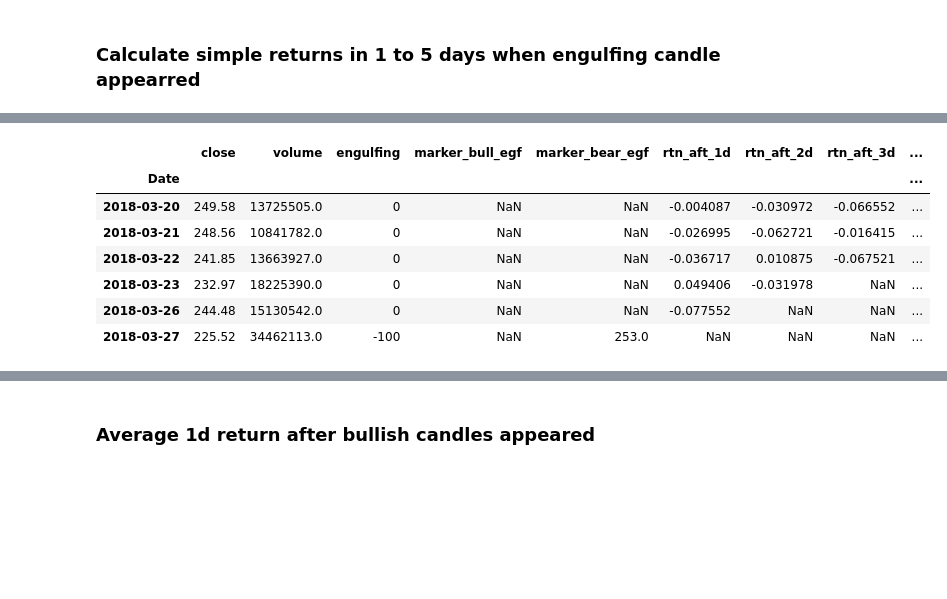
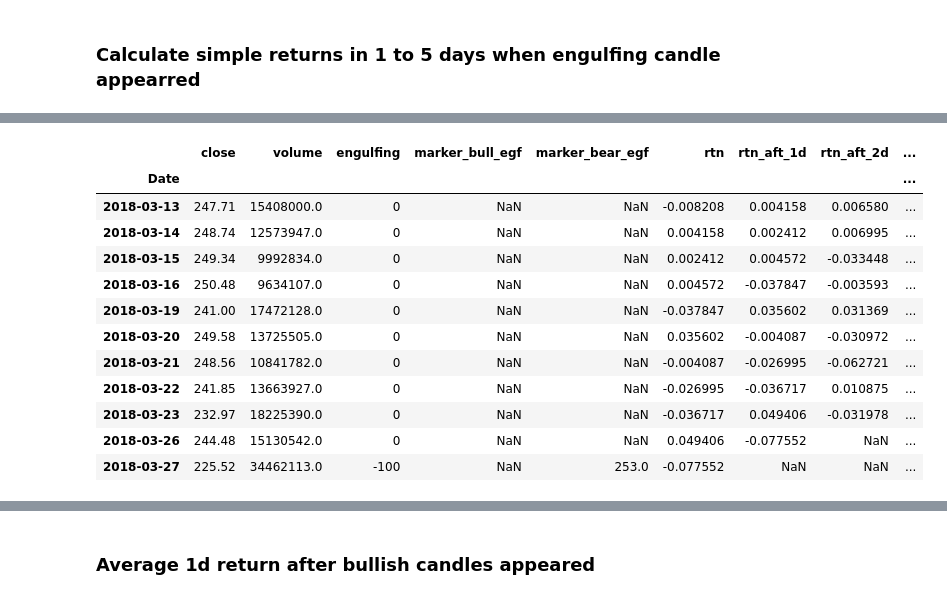
Before and after one commit to CodingIsEnjoyable/CandlestickStudy, a Jupyter notebook: CandlestickStudy.ipynb, the cells around one changed output, grey strips where cells are left out. Saved outputs shown, nothing was run; the diff lists cells and outputs as text; code cells hidden in the pictures; blank space fills up the shorter version.

Commit message:
Automated creating returns columns and storing the statistics in dataframes

```diff
--- a/CandlestickStudy.ipynb
+++ b/CandlestickStudy.ipynb
@@ -205,10 +204,10 @@ egf.tail(3)
 | 2018-03-27 | 225.52 | 34462113.0 | -100 | NaN | 253.0 |
 # %% [markdown]
 ### Calculate simple returns in 1 to 5 days when engulfing candle appearred
-# %%
-egf['rtn_aft_1d'] = egf['close'].shift(-1) / egf['close'] - 1
-egf['rtn_aft_2d'] = egf['close'].shift(-2) / egf['close'] - 1
-egf['rtn_aft_3d'] = egf['close'].shift(-3) / egf['close'] - 1
-egf['rtn_aft_4d'] = egf['close'].shift(-4) / egf['close'] - 1
-egf['rtn_aft_5d'] = egf['close'].shift(-5) / egf['close'] - 1
+# %%
+egf['rtn'] = egf['close'] / egf['close'].shift(1) - 1
+# %%
+for i in range(1,6):
+    col_name = str('rtn_aft_{}d'.format(i))
+    egf[col_name] = egf['close'].shift(-i) / egf['close'] - 1
 # %%
@@ -225,11 +229,16 @@ egf.head(6)
 # %%
-egf.tail(6)
+egf.tail(11)
 # %% [output]
-|  | close | volume | engulfing | marker_bull_egf | marker_bear_egf | rtn_aft_1d | rtn_aft_2d | rtn_aft_3d | ... |
+|  | close | volume | engulfing | marker_bull_egf | marker_bear_egf | rtn | rtn_aft_1d | rtn_aft_2d | ... |
 | Date |  |  |  |  |  |  |  |  | ... |
-| 2018-03-20 | 249.58 | 13725505.0 | 0 | NaN | NaN | -0.004087 | -0.030972 | -0.066552 | ... |
-| 2018-03-21 | 248.56 | 10841782.0 | 0 | NaN | NaN | -0.026995 | -0.062721 | -0.016415 | ... |
-| 2018-03-22 | 241.85 | 13663927.0 | 0 | NaN | NaN | -0.036717 | 0.010875 | -0.067521 | ... |
-| 2018-03-23 | 232.97 | 18225390.0 | 0 | NaN | NaN | 0.049406 | -0.031978 | NaN | ... |
-| 2018-03-26 | 244.48 | 15130542.0 | 0 | NaN | NaN | -0.077552 | NaN | NaN | ... |
-| 2018-03-27 | 225.52 | 34462113.0 | -100 | NaN | 253.0 | NaN | NaN | NaN | ... |
+| 2018-03-13 | 247.71 | 15408000.0 | 0 | NaN | NaN | -0.008208 | 0.004158 | 0.006580 | ... |
+| 2018-03-14 | 248.74 | 12573947.0 | 0 | NaN | NaN | 0.004158 | 0.002412 | 0.006995 | ... |
+| 2018-03-15 | 249.34 | 9992834.0 | 0 | NaN | NaN | 0.002412 | 0.004572 | -0.033448 | ... |
+| 2018-03-16 | 250.48 | 9634107.0 | 0 | NaN | NaN | 0.004572 | -0.037847 | -0.003593 | ... |
+| 2018-03-19 | 241.00 | 17472128.0 | 0 | NaN | NaN | -0.037847 | 0.035602 | 0.031369 | ... |
+| 2018-03-20 | 249.58 | 13725505.0 | 0 | NaN | NaN | 0.035602 | -0.004087 | -0.030972 | ... |
+| 2018-03-21 | 248.56 | 10841782.0 | 0 | NaN | NaN | -0.004087 | -0.026995 | -0.062721 | ... |
+| 2018-03-22 | 241.85 | 13663927.0 | 0 | NaN | NaN | -0.026995 | -0.036717 | 0.010875 | ... |
+| 2018-03-23 | 232.97 | 18225390.0 | 0 | NaN | NaN | -0.036717 | 0.049406 | -0.031978 | ... |
+| 2018-03-26 | 244.48 | 15130542.0 | 0 | NaN | NaN | 0.049406 | -0.077552 | NaN | ... |
+| 2018-03-27 | 225.52 | 34462113.0 | -100 | NaN | 253.0 | -0.077552 | NaN | NaN | ... |
```
Also changed, not shown: parts of 11 cells of this notebook.
